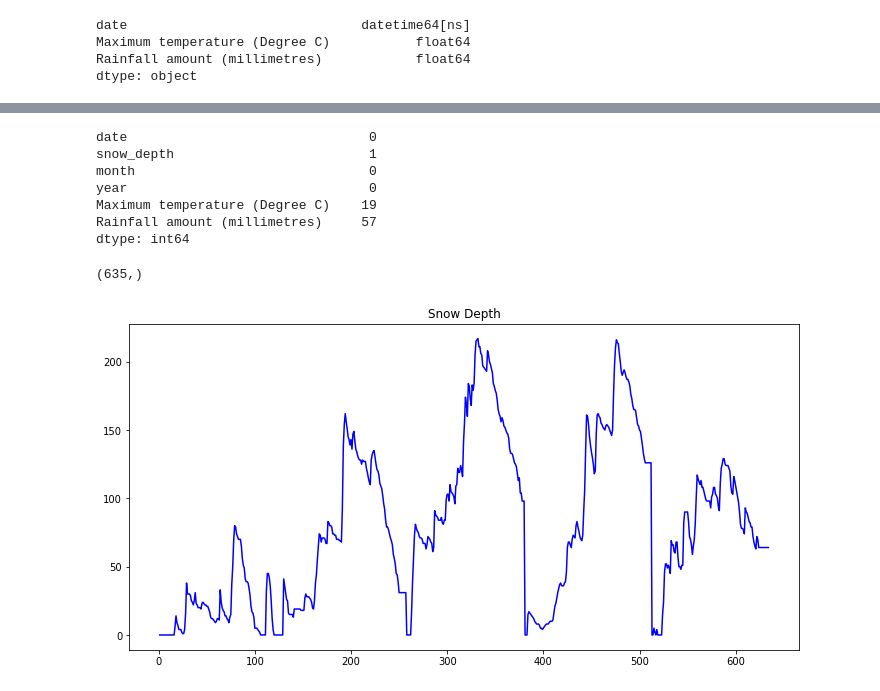
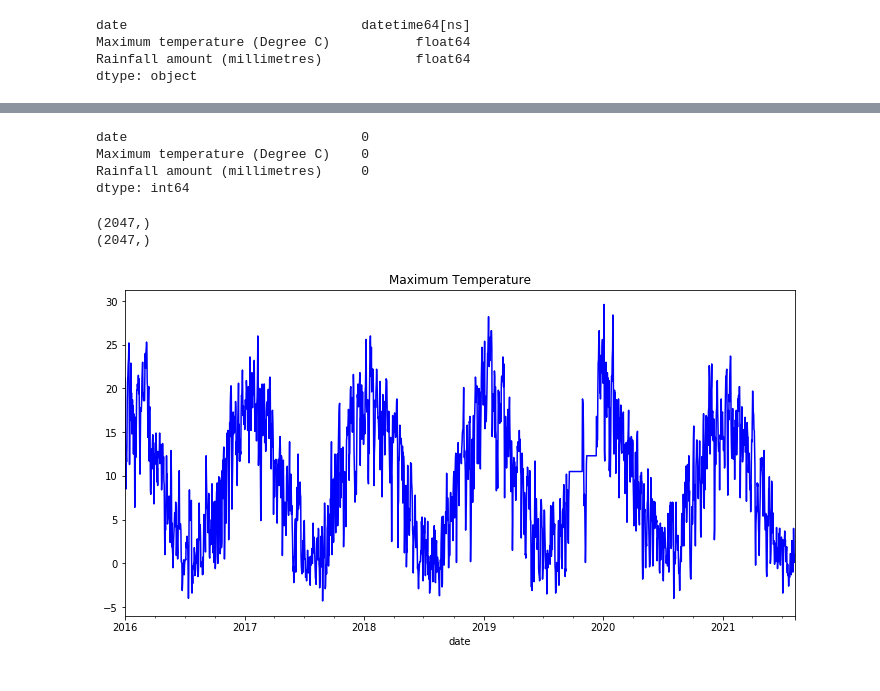
Before and after one commit to boffyd/UdacityML-Capstone, a Jupyter notebook: SnowForecast.ipynb, the cells around one changed output, grey strips where cells are left out. Cells and saved outputs as stored; diff of their text form; code cells hidden in the pictures.

```diff
--- a/SnowForecast.ipynb
+++ b/SnowForecast.ipynb
@@ -218,24 +263,27 @@ df = time_df
-# %%
-df.isna().sum()
-# %% [output]
-date                               0
-snow_depth                         1
-month                              0
-year                               0
-Maximum temperature (Degree C)    19
-Rainfall amount (millimetres)     57
-dtype: int64
-# %%
-# Select Global active power data
-power_df = df['snow_depth'].copy()
-print(power_df.shape)
-# %% [output]
-(635,)
+# %%
+weather.fillna(method='ffill', inplace=True)
+weather.isna().sum()
+# %% [output]
+date                              0
+Maximum temperature (Degree C)    0
+Rainfall amount (millimetres)     0
+dtype: int64
+# %%
+weather_df = weather.set_index('date')
+
+# Select just snow depth
+temp = weather_df['Maximum temperature (Degree C)'].copy()
+rain = weather_df['Rainfall amount (millimetres)'].copy()
+print(temp.shape)
+print(rain.shape)
+# %% [output]
+(2047,)
+(2047,)
 # %%
 # display the data
 plt.figure(figsize=(12,6))
 # all data points
-power_df.plot(title='Snow Depth', color='blue')
+temp.plot(title='Maximum Temperature', color='blue')
 plt.show()
 # %% [output]
-[figure, old version]
+[figure, new version]
```
Also changed, not shown: parts of 21 cells of this notebook.
